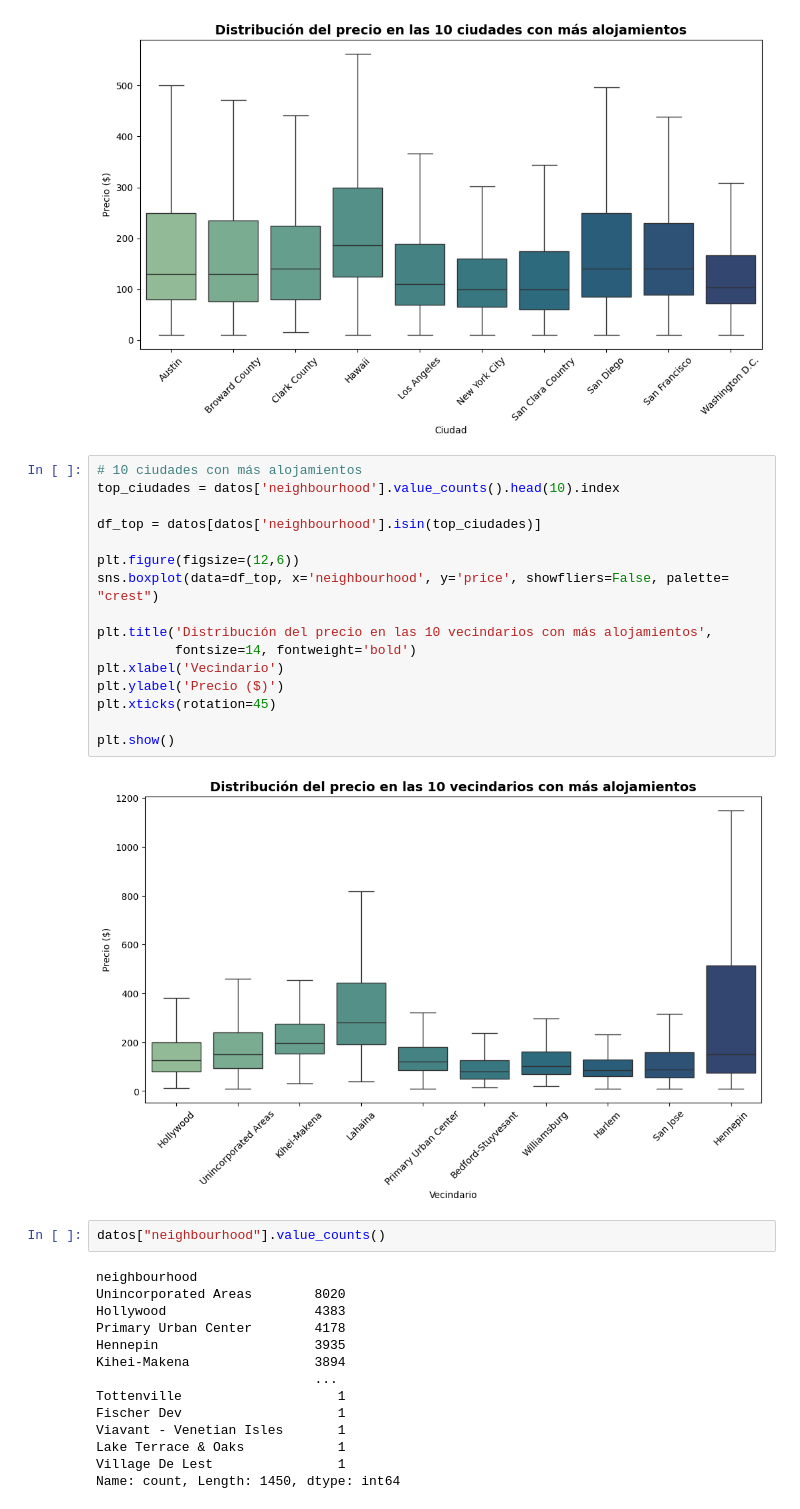
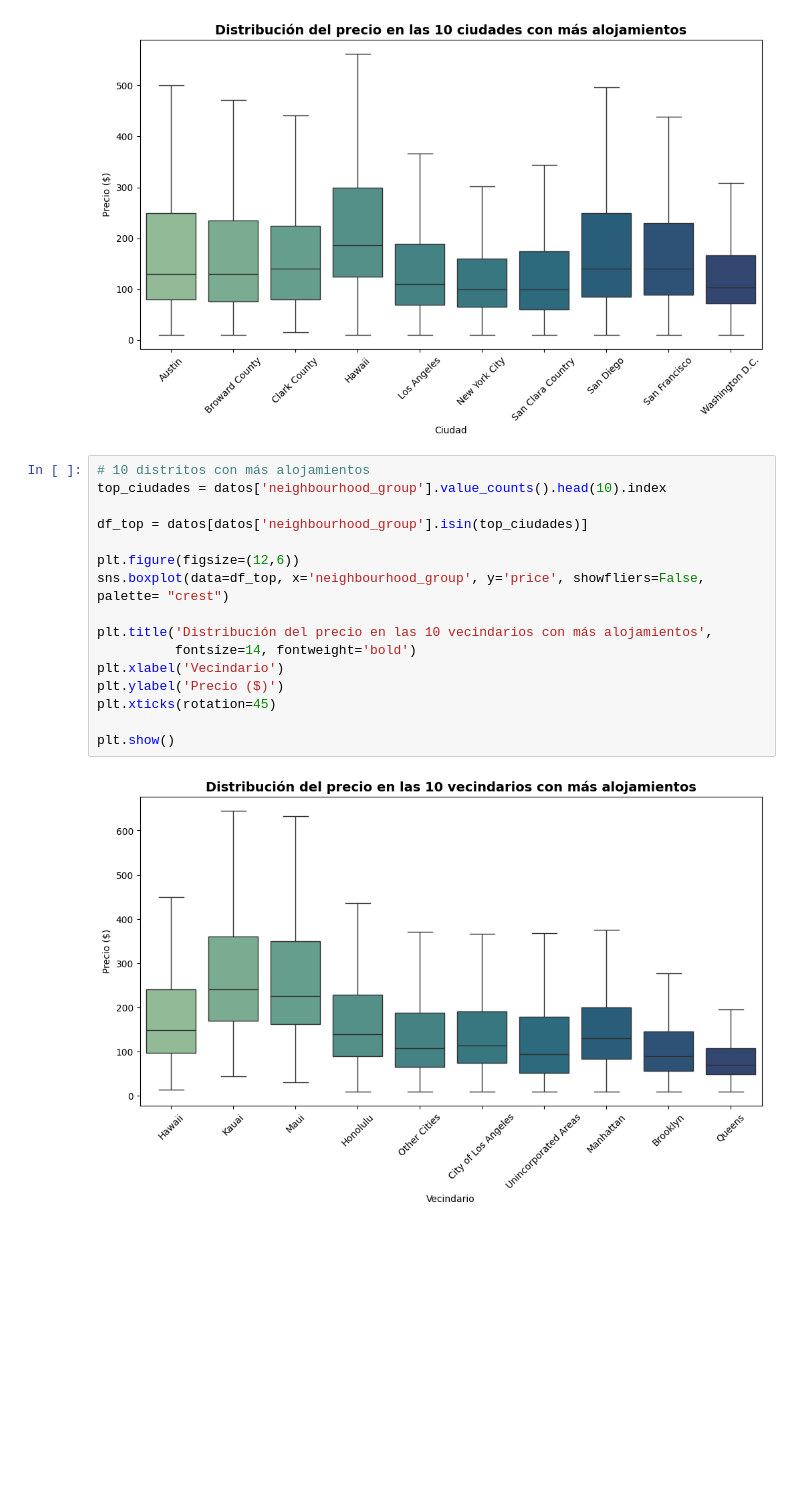
Before and after one commit to HaloReach2552/Proyecto-Data-Science-Airbnb, a Jupyter notebook: proyecto.ipynb, the cells around one changed output. Cells and saved outputs as stored; diff of their text form; blank space fills up the shorter version.

```diff
--- a/proyecto.ipynb
+++ b/proyecto.ipynb
@@ -226,37 +226,21 @@ plt.xticks(rotation=45)
 plt.show()
 # %% [output]
 [figure]
-# %%
-# 10 ciudades con más alojamientos
-top_ciudades = datos['neighbourhood'].value_counts().head(10).index
-
-df_top = datos[datos['neighbourhood'].isin(top_ciudades)]
-
-plt.figure(figsize=(12,6))
-sns.boxplot(data=df_top, x='neighbourhood', y='price', showfliers=False, palette= "crest")
-
-plt.title('Distribución del precio en las 10 vecindarios con más alojamientos',
-          fontsize=14, fontweight='bold')
-plt.xlabel('Vecindario')
-plt.ylabel('Precio ($)')
-plt.xticks(rotation=45)
-
-plt.show()
-# %% [output]
-[figure]
 # %%
-datos["neighbourhood"].value_counts()
+# 10 distritos con más alojamientos
+top_ciudades = datos['neighbourhood_group'].value_counts().head(10).index
+
+df_top = datos[datos['neighbourhood_group'].isin(top_ciudades)]
+
+plt.figure(figsize=(12,6))
+sns.boxplot(data=df_top, x='neighbourhood_group', y='price', showfliers=False, palette= "crest")
+
+plt.title('Distribución del precio en las 10 vecindarios con más alojamientos',
+          fontsize=14, fontweight='bold')
+plt.xlabel('Vecindario')
+plt.ylabel('Precio ($)')
+plt.xticks(rotation=45)
+
+plt.show()
 # %% [output]
-neighbourhood
-Unincorporated Areas        8020
-Hollywood                   4383
-Primary Urban Center        4178
-Hennepin                    3935
-Kihei-Makena                3894
-                            ...
-Tottenville                    1
-Fischer Dev                    1
-Viavant - Venetian Isles       1
-Lake Terrace & Oaks            1
-Village De Lest                1
-Name: count, Length: 1450, dtype: int64
+[figure, added]
```
Also changed, not shown: parts of 2 cells of this notebook.
